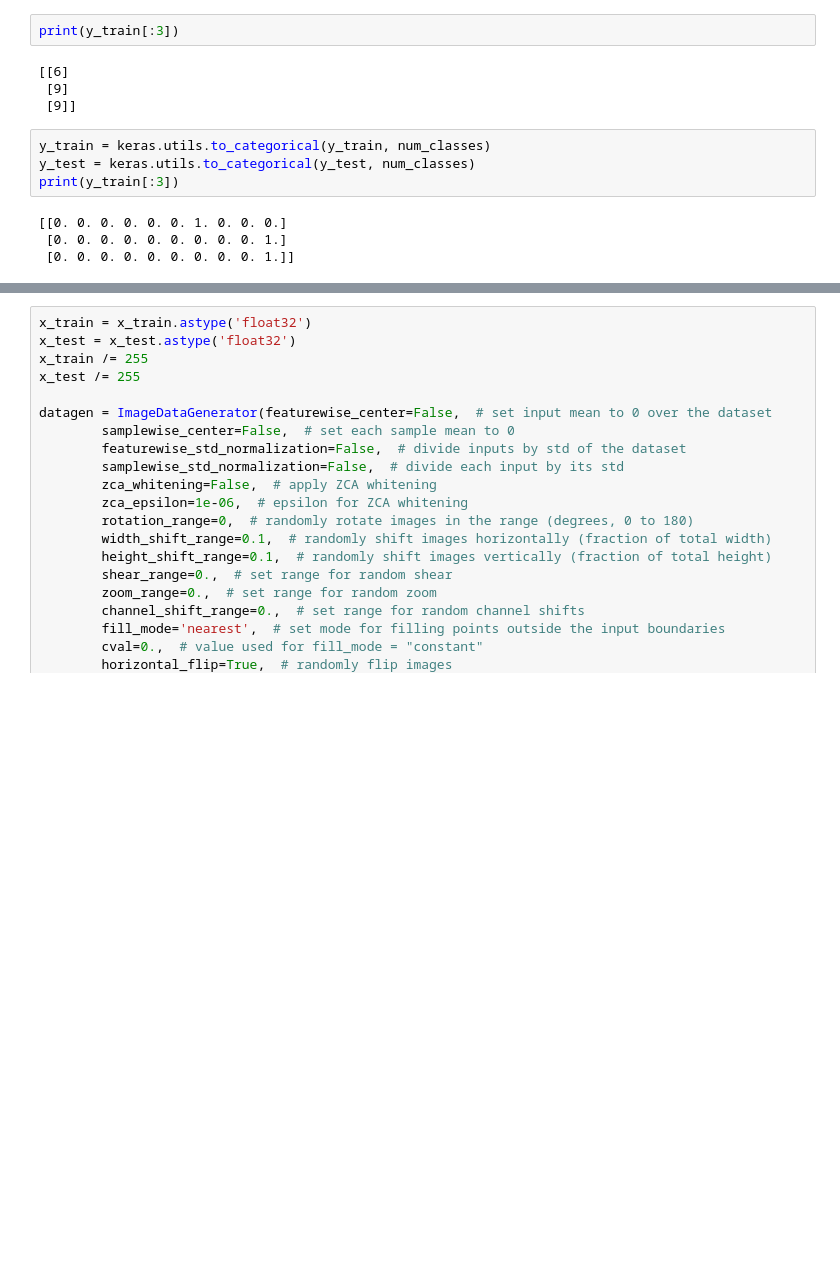
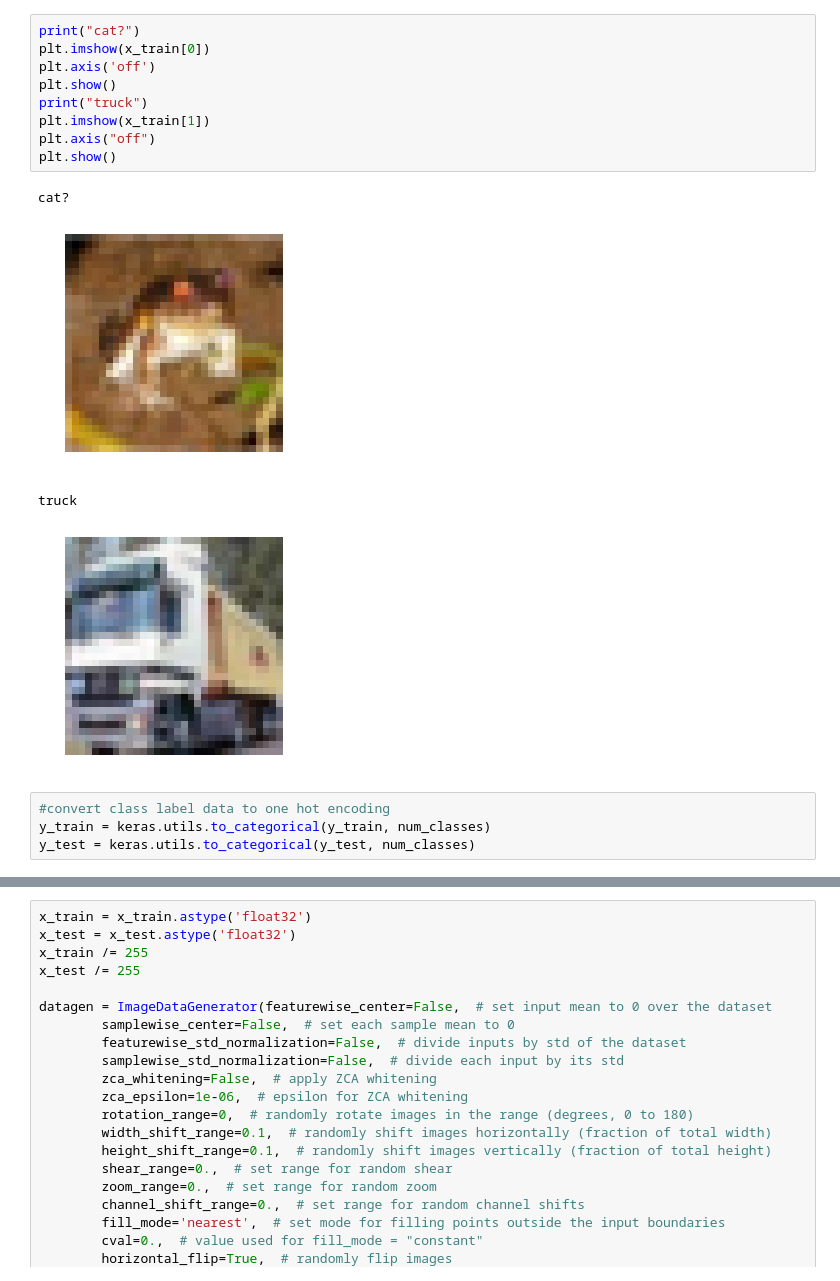
Before and after one commit to harrisonjansma/ML-Notes, a Jupyter notebook: 3. Deep Learning Notes/Keras Exercises/Keras Examples/cifar10_cnn.ipynb, the cells around one changed output, grey strips where cells are left out. Cells and saved outputs as stored; diff of their text form; blank space fills up the shorter version.

```diff
--- a/3. Deep Learning Notes/Keras Exercises/Keras Examples/cifar10_cnn.ipynb
+++ b/3. Deep Learning Notes/Keras Exercises/Keras Examples/cifar10_cnn.ipynb
@@ -32,18 +53,22 @@ print(x_test.shape)
 (50000, 32, 32, 3)
 (50000, 1)
 (10000, 32, 32, 3)
-# %%
-print(y_train[:3])
-# %% [output]
-[[6]
- [9]
- [9]]
+# %%
+print("cat?")
+plt.imshow(x_train[0])
+plt.axis('off')
+plt.show()
+print("truck")
+plt.imshow(x_train[1])
+plt.axis("off")
+plt.show()
+# %% [output]
+cat?
+[figure, added]
+truck
+[figure, added]
 # %%
+#convert class label data to one hot encoding
 y_train = keras.utils.to_categorical(y_train, num_classes)
 y_test = keras.utils.to_categorical(y_test, num_classes)
-print(y_train[:3])
-# %% [output]
-[[0. 0. 0. 0. 0. 0. 1. 0. 0. 0.]
- [0. 0. 0. 0. 0. 0. 0. 0. 0. 1.]
- [0. 0. 0. 0. 0. 0. 0. 0. 0. 1.]]
 # %%
```
Also changed, not shown: parts of 8 cells of this notebook, 4 other files.
